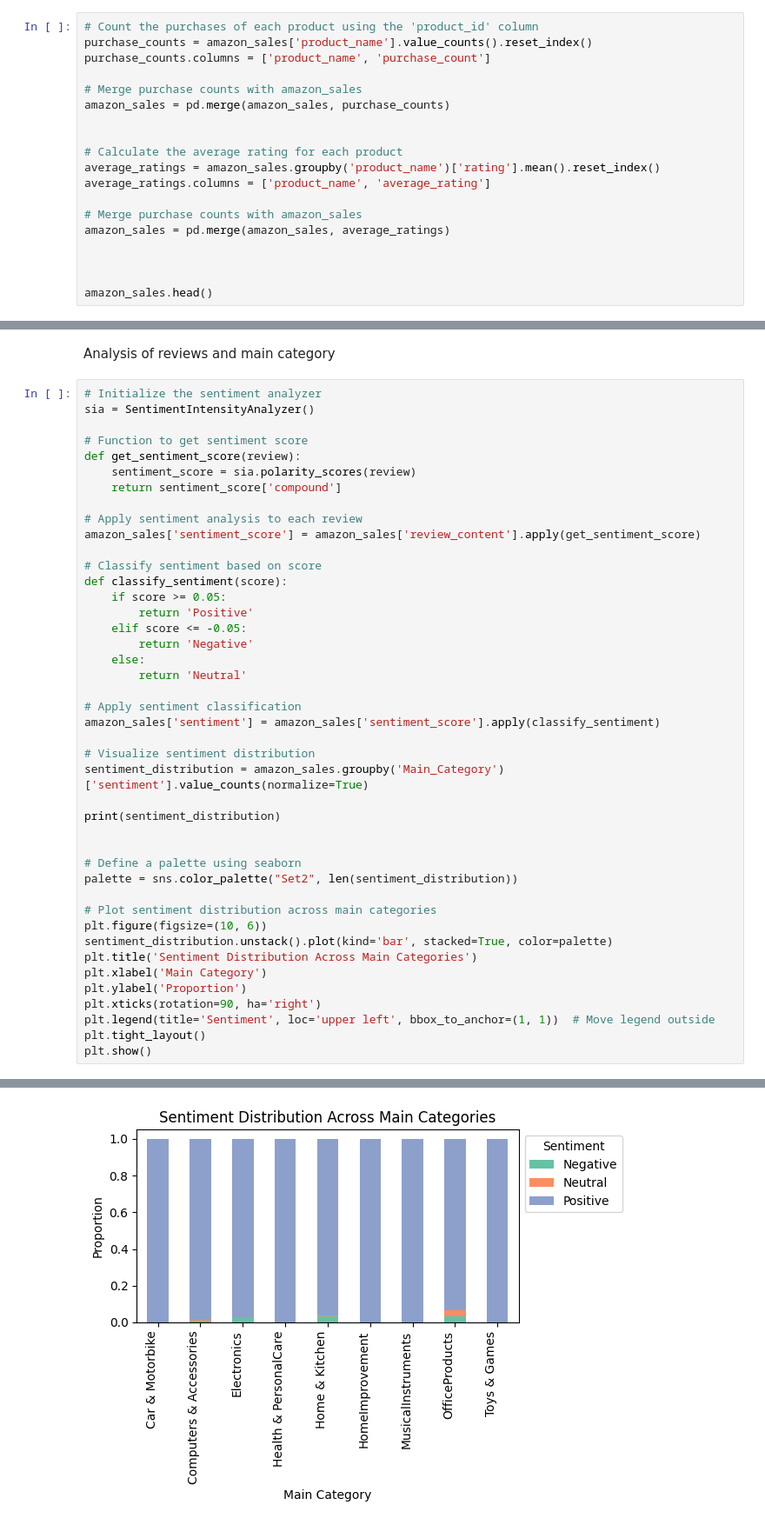
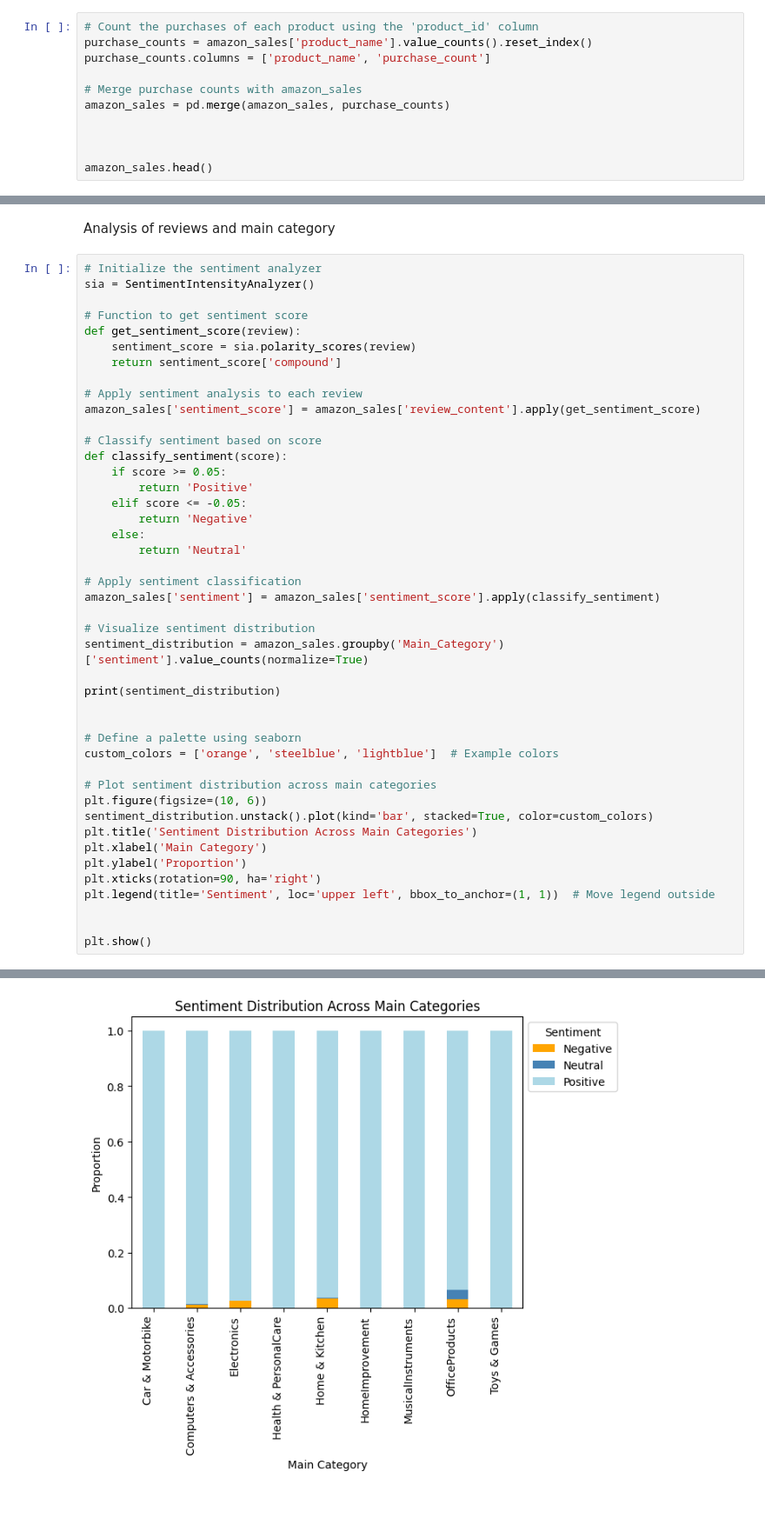
Before and after one commit to krittika2101/SC1015--Amazon-Sales-Recommendation-System, a Jupyter notebook: Amazon_Sales_Recommendation_System.ipynb, the cells around one changed output, grey strips where cells are left out. Shown at 87% size. Saved outputs shown, nothing was run; the diff lists cells and outputs as text.

```diff
--- a/Amazon_Sales_Recommendation_System.ipynb
+++ b/Amazon_Sales_Recommendation_System.ipynb
@@ -576,14 +559,6 @@ purchase_counts.columns = ['product_name', 'purchase_count']
 amazon_sales = pd.merge(amazon_sales, purchase_counts)
 
 
-# Calculate the average rating for each product
-average_ratings = amazon_sales.groupby('product_name')['rating'].mean().reset_index()
-average_ratings.columns = ['product_name', 'average_rating']
-
-# Merge purchase counts with amazon_sales
-amazon_sales = pd.merge(amazon_sales, average_ratings)
-
-
 
 amazon_sales.head()
 # %% [output]
@@ -684,37 +689,38 @@ print(sentiment_distribution)
 
 
 # Define a palette using seaborn
-palette = sns.color_palette("Set2", len(sentiment_distribution))
+custom_colors = ['orange', 'steelblue', 'lightblue']  # Example colors
 
 # Plot sentiment distribution across main categories
 plt.figure(figsize=(10, 6))
-sentiment_distribution.unstack().plot(kind='bar', stacked=True, color=palette)
+sentiment_distribution.unstack().plot(kind='bar', stacked=True, color=custom_colors)
 plt.title('Sentiment Distribution Across Main Categories')
 plt.xlabel('Main Category')
 plt.ylabel('Proportion')
 plt.xticks(rotation=90, ha='right')
 plt.legend(title='Sentiment', loc='upper left', bbox_to_anchor=(1, 1))  # Move legend outside
-plt.tight_layout()
+
+
 plt.show()
 # %% [output]
 Main_Category            sentiment
 Car & Motorbike          Positive     1.000000
 Computers & Accessories  Positive     0.984547
                          Negative     0.011038
                          Neutral      0.004415
 Electronics              Positive     0.975285
                          Negative     0.024715
 Health & PersonalCare    Positive     1.000000
 Home & Kitchen           Positive     0.964206
                          Negative     0.033557
                          Neutral      0.002237
 HomeImprovement          Positive     1.000000
 MusicalInstruments       Positive     1.000000
 OfficeProducts           Positive     0.935484
                          Negative     0.032258
                          Neutral      0.032258
 Toys & Games             Positive     1.000000
 Name: sentiment, dtype: float64
 <Figure size 1000x600 with 0 Axes>
-[figure, old version]
+[figure, new version]
 # %% [markdown]
```
Also changed, not shown: parts of 6 cells of this notebook.
